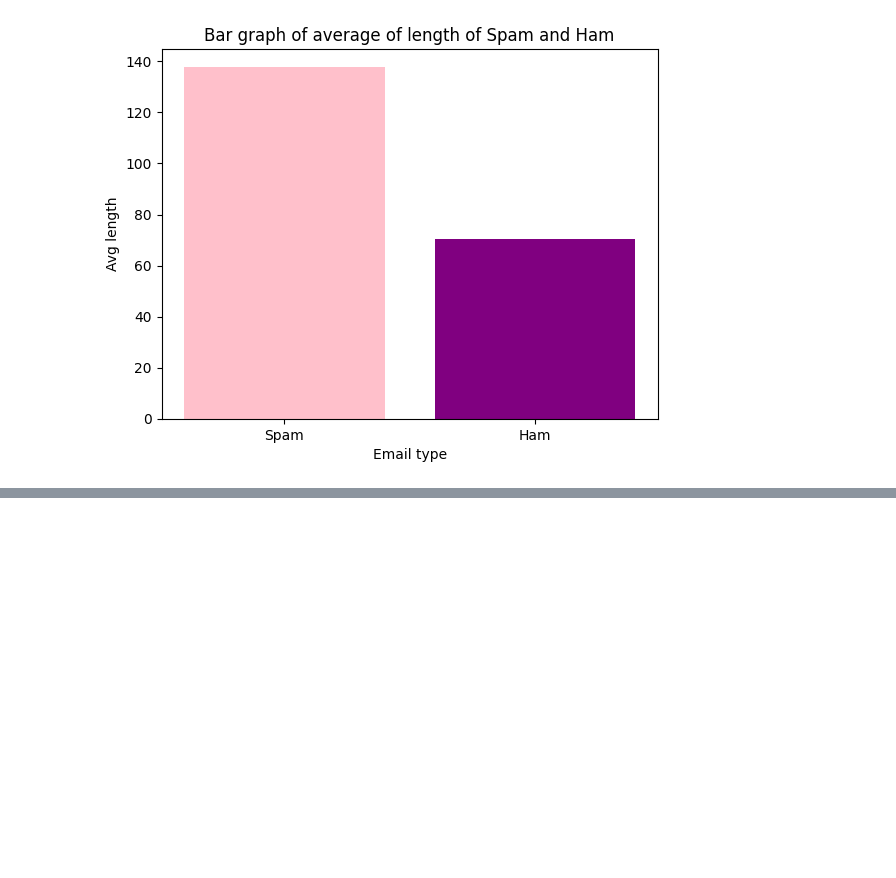
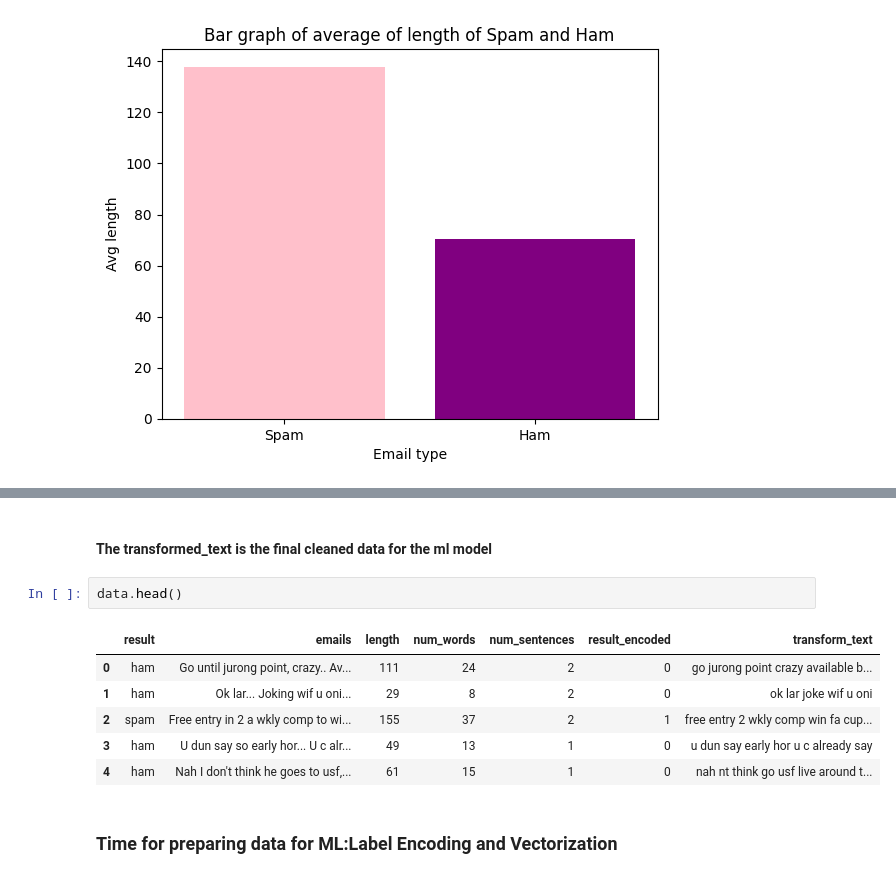
Before and after one commit to seli33/spam-detection, a Jupyter notebook: spam.ipynb, the cells around one changed output, grey strips where cells are left out. Drawn from its saved outputs; the diff is of its cells as text; blank space fills up the shorter version.

```diff
--- a/spam.ipynb
+++ b/spam.ipynb
@@ -164,0 +277,13 @@ plt.show()
+# %% [markdown]
+#### The transformed_text is the final cleaned data for the ml model
+# %%
+data.head()
+# %% [output]
+|  | result | emails | length | num_words | num_sentences | result_encoded | transform_text |
+| 0 | ham | Go until jurong point, crazy.. Av... | 111 | 24 | 2 | 0 | go jurong point crazy available b... |
+| 1 | ham | Ok lar... Joking wif u oni... | 29 | 8 | 2 | 0 | ok lar joke wif u oni |
+| 2 | spam | Free entry in 2 a wkly comp to wi... | 155 | 37 | 2 | 1 | free entry 2 wkly comp win fa cup... |
+| 3 | ham | U dun say so early hor... U c alr... | 49 | 13 | 1 | 0 | u dun say early hor u c already say |
+| 4 | ham | Nah I don't think he goes to usf,... | 61 | 15 | 1 | 0 | nah nt think go usf live around t... |
+# %% [markdown]
+### Time for preparing data for ML:Label Encoding and Vectorization
```
Also changed, not shown: parts of 14 cells of this notebook.
